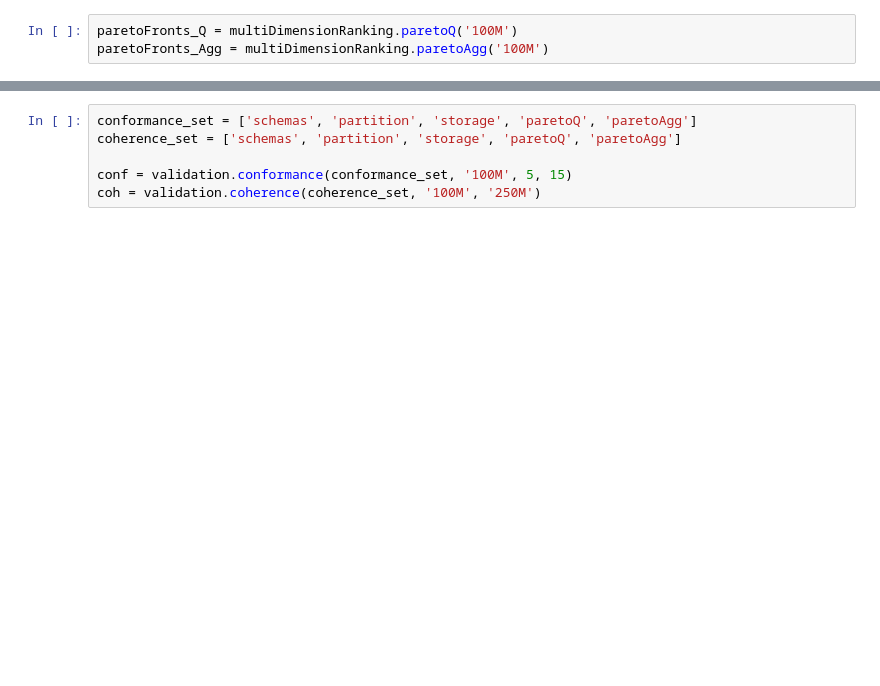
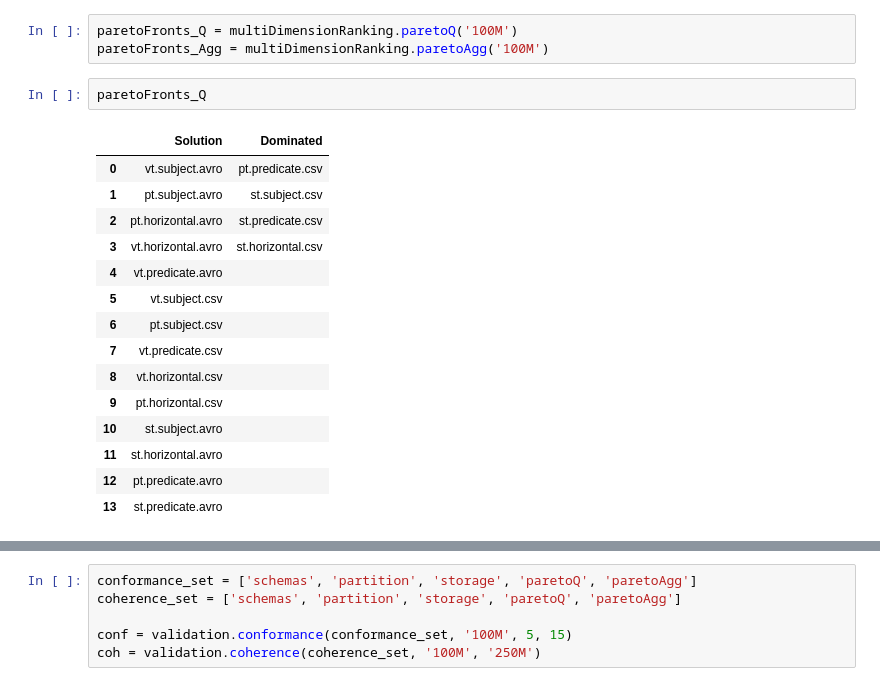
Before and after one commit to DataSystemsGroupUT/PAPyA, a Jupyter notebook: BenchRanker/BenchRanker.ipynb, the cells around one changed output, grey strips where cells are left out. Saved outputs shown, nothing was run; the diff lists cells and outputs as text; blank space fills up the shorter version.

```diff
--- a/BenchRanker/BenchRanker.ipynb
+++ b/BenchRanker/BenchRanker.ipynb
@@ -11,3 +71,21 @@ storageSDRank = singleDimensionRanking.calculateRankScore('storage', '100M')
 # %%
 paretoFronts_Q = multiDimensionRanking.paretoQ('100M')
 paretoFronts_Agg = multiDimensionRanking.paretoAgg('100M')
+# %%
+paretoFronts_Q
+# %% [output]
+|  | Solution | Dominated |
+| 0 | vt.subject.avro | pt.predicate.csv |
+| 1 | pt.subject.avro | st.subject.csv |
+| 2 | pt.horizontal.avro | st.predicate.csv |
+| 3 | vt.horizontal.avro | st.horizontal.csv |
+| 4 | vt.predicate.avro |  |
+| 5 | vt.subject.csv |  |
+| 6 | pt.subject.csv |  |
+| 7 | vt.predicate.csv |  |
+| 8 | vt.horizontal.csv |  |
+| 9 | pt.horizontal.csv |  |
+| 10 | st.subject.avro |  |
+| 11 | st.horizontal.avro |  |
+| 12 | pt.predicate.avro |  |
+| 13 | st.predicate.avro |  |
```
Also changed, not shown: parts of 8 cells of this notebook.
